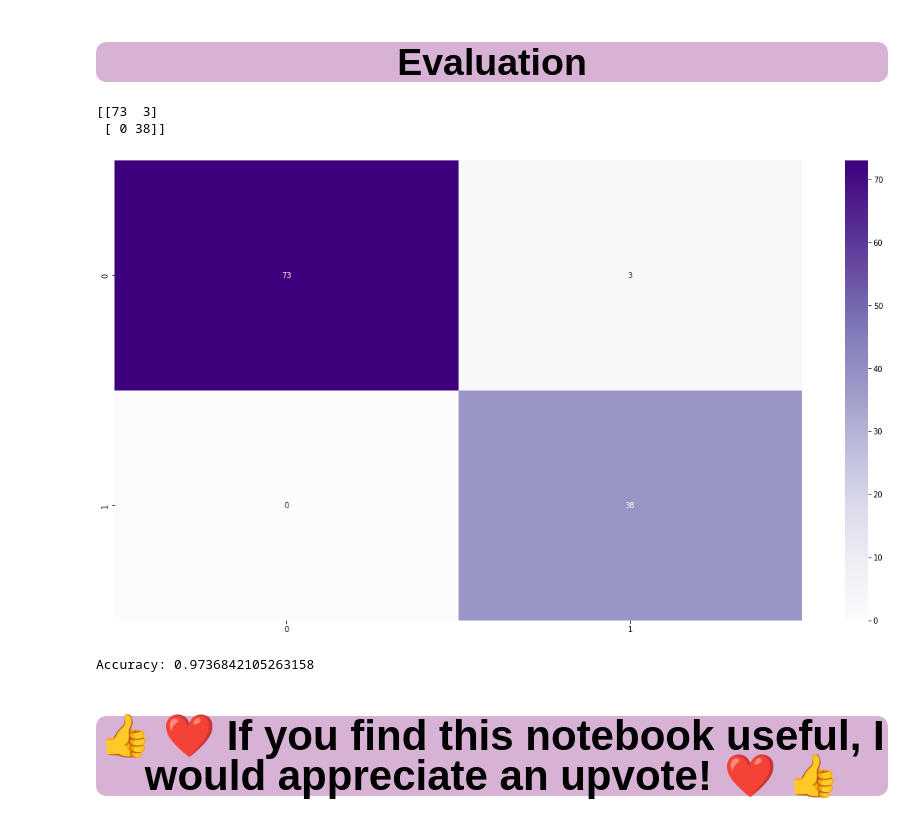
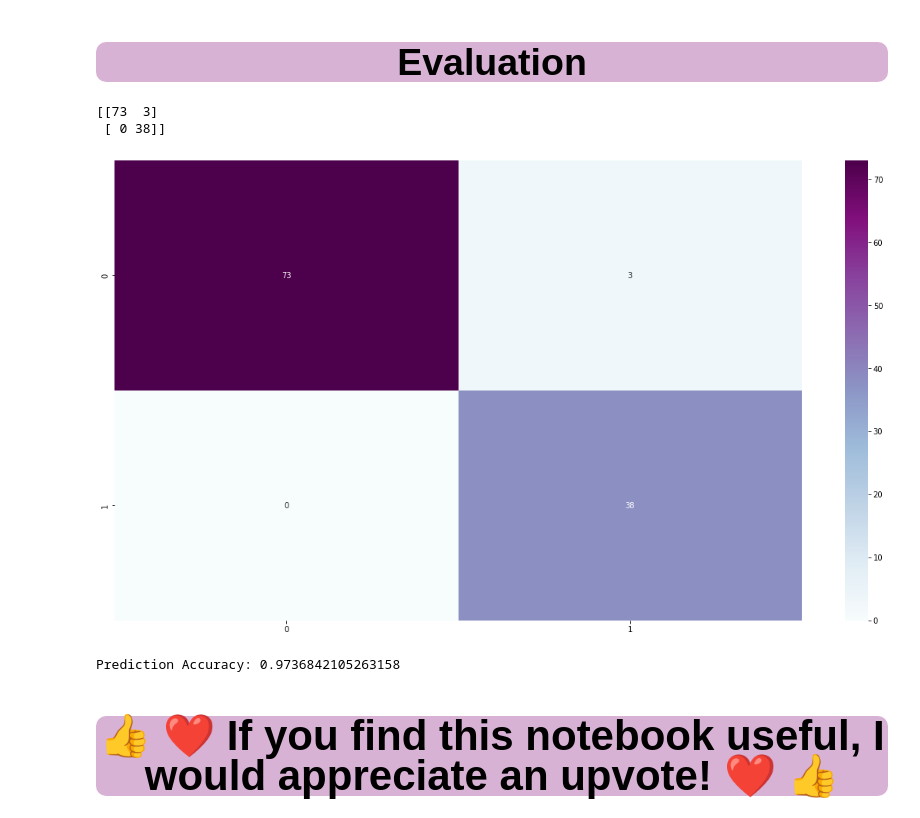
Before and after one commit to vainero/Breast-Cancer-Diagnosis, a Jupyter notebook: breast-cancer-diagnosis-logistic-regression.ipynb, the cells around one changed output. Cells and saved outputs as stored; diff of their text form; code cells hidden in the pictures.

```diff
--- a/breast-cancer-diagnosis-logistic-regression.ipynb
+++ b/breast-cancer-diagnosis-logistic-regression.ipynb
@@ -166,19 +175,19 @@ predictions = classifier.predict(X_test)
 # %%
 # plot confusion matrix
 cm = confusion_matrix(Y_test, predictions)
 print(cm)
 
-sns.heatmap(cm, annot=True, cmap="Purples")
+sns.heatmap(cm, annot=True, cmap='BuPu')
 plt.show()
 # %% [output]
 [[73  3]
  [ 0 38]]
-[figure, old version]
+[figure, new version]
 # %%
 # Get accuracy for model
-print(clr.S+'Accuracy:'+clr.E, accuracy_score(Y_test, predictions))
+print(clr.S+'Prediction Accuracy:'+clr.E, accuracy_score(Y_test, predictions))
 # %% [output]
-Accuracy: 0.9736842105263158
+Prediction Accuracy: 0.9736842105263158
 # %% [markdown]
 <a id="1.1"></a>
 <h1 style="background-color:#d8b2d5;font-family:newtimeroman;font-size:280%;text-align:center;border-radius: 10px 10px;">👍 ❤️ If you find this notebook useful, I would appreciate an upvote! ❤️ 👍</h1>
```
Also changed, not shown: parts of 6 cells of this notebook.
